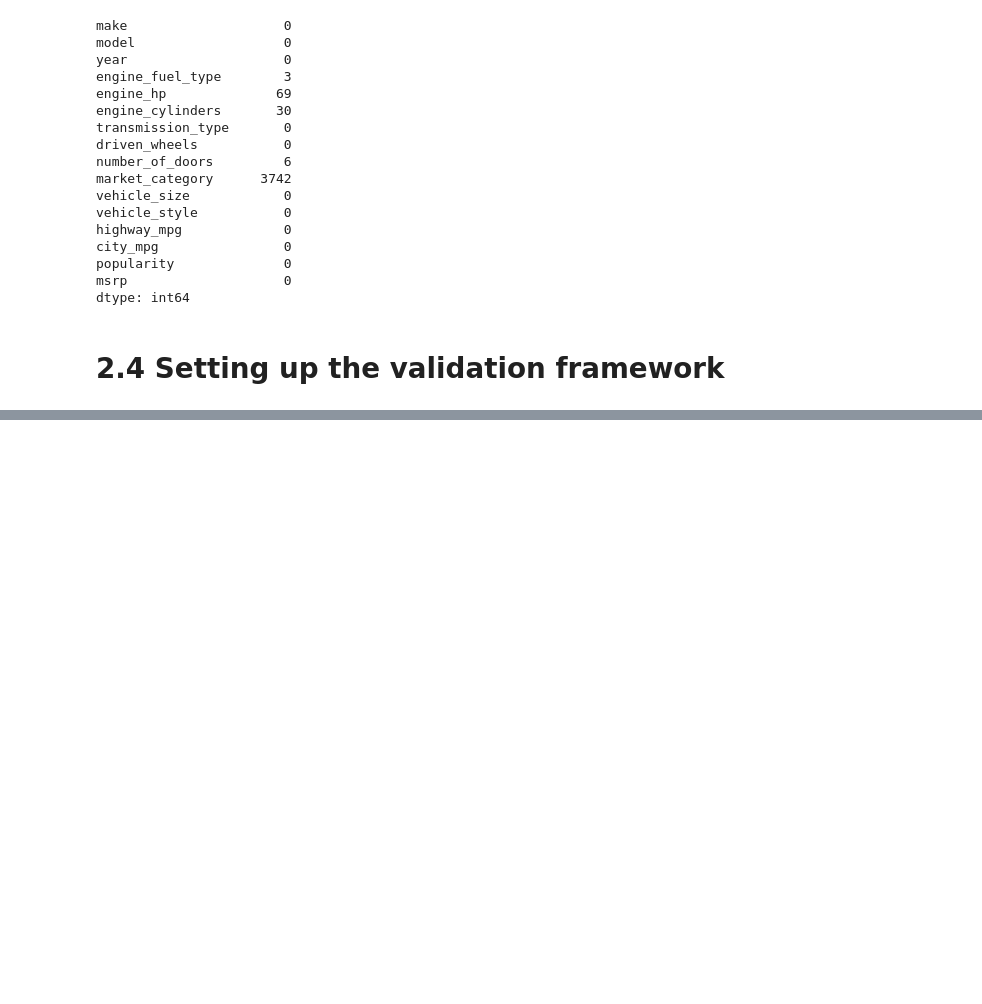
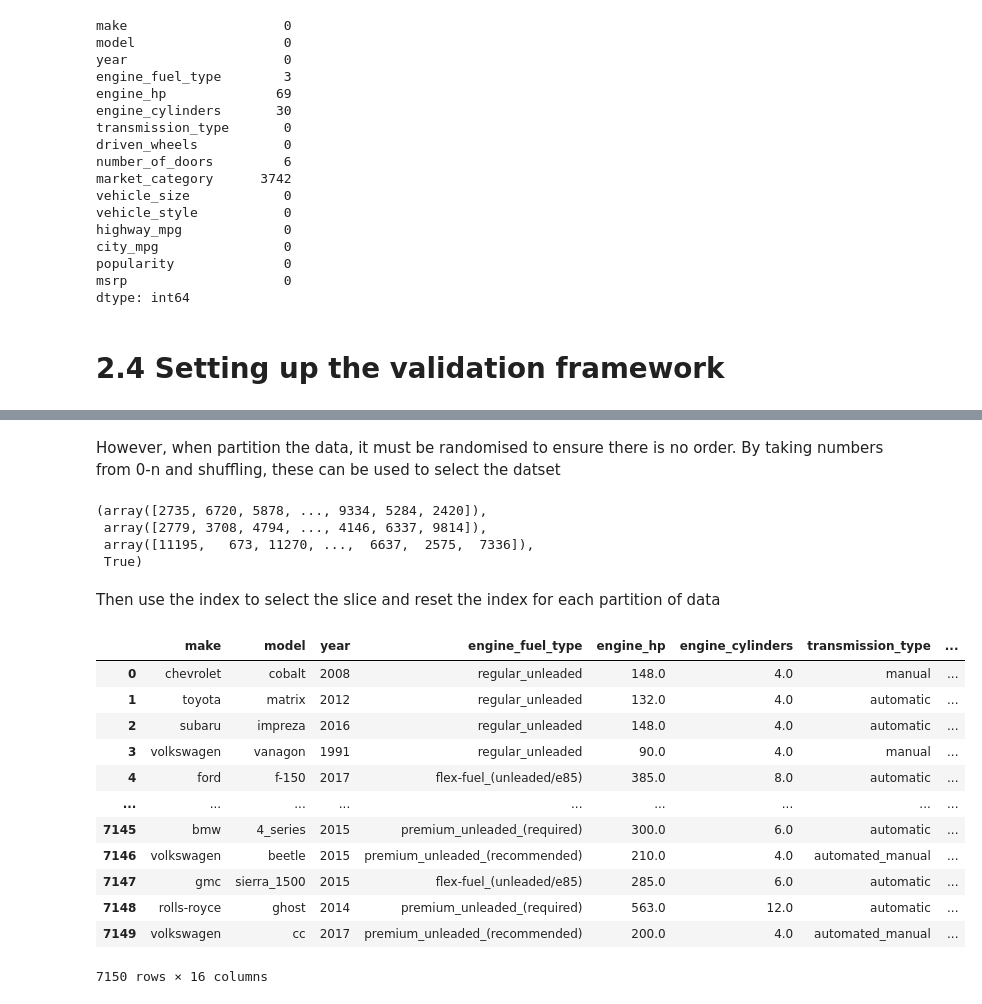
Before and after one commit to ajrp909/ml-zoomcamp-25, a Jupyter notebook: 02-regression/data_prep.ipynb, the cells around one changed output, grey strips where cells are left out. Drawn from its saved outputs; the diff is of its cells as text; code cells hidden in the pictures; blank space fills up the shorter version.

```diff
--- a/02-regression/data_prep.ipynb
+++ b/02-regression/data_prep.ipynb
@@ -197,0 +202,7 @@ dtype: int64
+# %%
+n = len(df)
+
+n_val = int(n * 0.2)
+n_test = int(n * 0.2)
+n_train = n - n_val - n_test
+n_val, n_test, n_train
@@ -197,0 +229,37 @@ dtype: int64
+# %% [markdown]
+However, when partition the data, it must be randomised to ensure there is no order. By taking numbers from 0-n and shuffling, these can be used to select the datset
+# %%
+idx = np.arange(n)
+np.random.seed(2)
+np.random.shuffle(idx)
+# %%
+idx_train = idx[:n_train]
+idx_val = idx[n_train:n_train + n_val]
+idx_test = idx[n_train + n_val:]
+
+idx_train, idx_val, idx_test, len(idx_train) == n_train and len(idx_val) == n_val and len(idx_test) == n_test
+# %% [output]
+(array([2735, 6720, 5878, ..., 9334, 5284, 2420]),
+ array([2779, 3708, 4794, ..., 4146, 6337, 9814]),
+ array([11195,   673, 11270, ...,  6637,  2575,  7336]),
+ True)
+# %% [markdown]
+Then use the index to select the slice and reset the index for each partition of data
+# %%
+df_train = df.iloc[idx_train]
+df_train = df_train.reset_index(drop=True)
+df_train
+# %% [output]
+|  | make | model | year | engine_fuel_type | engine_hp | engine_cylinders | transmission_type | ... |
+| 0 | chevrolet | cobalt | 2008 | regular_unleaded | 148.0 | 4.0 | manual | ... |
+| 1 | toyota | matrix | 2012 | regular_unleaded | 132.0 | 4.0 | automatic | ... |
+| 2 | subaru | impreza | 2016 | regular_unleaded | 148.0 | 4.0 | automatic | ... |
+| 3 | volkswagen | vanagon | 1991 | regular_unleaded | 90.0 | 4.0 | manual | ... |
+| 4 | ford | f-150 | 2017 | flex-fuel_(unleaded/e85) | 385.0 | 8.0 | automatic | ... |
+| ... | ... | ... | ... | ... | ... | ... | ... | ... |
+| 7145 | bmw | 4_series | 2015 | premium_unleaded_(required) | 300.0 | 6.0 | automatic | ... |
+| 7146 | volkswagen | beetle | 2015 | premium_unleaded_(recommended) | 210.0 | 4.0 | automated_manual | ... |
+| 7147 | gmc | sierra_1500 | 2015 | flex-fuel_(unleaded/e85) | 285.0 | 6.0 | automatic | ... |
+| 7148 | rolls-royce | ghost | 2014 | premium_unleaded_(required) | 563.0 | 12.0 | automatic | ... |
+| 7149 | volkswagen | cc | 2017 | premium_unleaded_(recommended) | 200.0 | 4.0 | automated_manual | ... |
+7150 rows × 16 columns
```
Also changed, not shown: parts of 11 cells of this notebook.
